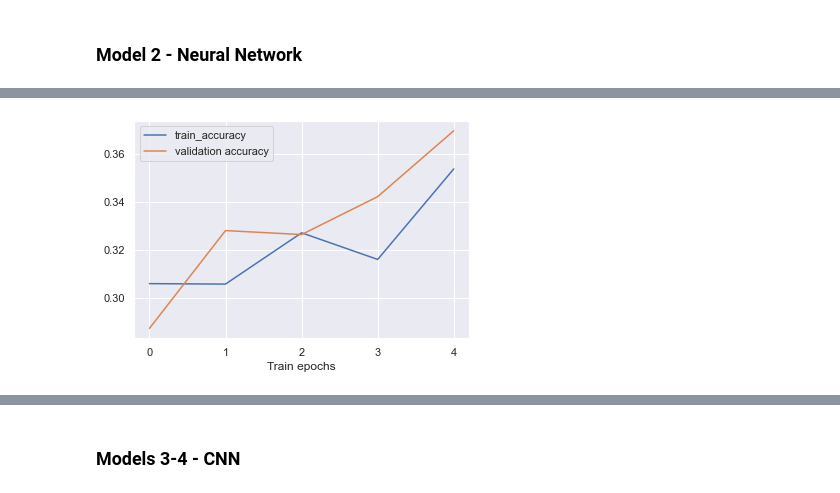
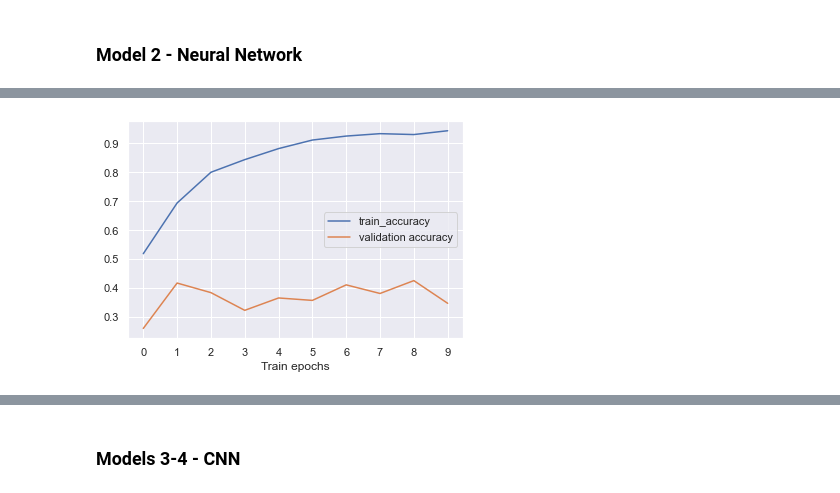
Before and after one commit to kara-christensen/CarriganNeginKaraFinalProject, a Jupyter notebook: Final_Project.ipynb, the cells around one changed output, grey strips where cells are left out. Drawn from its saved outputs; the diff is of its cells as text; code cells hidden in the pictures.

```diff
--- a/Final_Project.ipynb
+++ b/Final_Project.ipynb
@@ -356,3 +546,9 @@ for i in range(6):
 # Y_train = np.stack(y_train, axis=0)
 # X_test = np.stack(X_test, axis=0)
 # Y_test = np.stack(y_test, axis=0)
+# %%
+print(np.max(X_trainshuf_new))
+X_trainrescale_new = (X_trainshuf_new.astype(np.float32) / 255.0).astype(np.float32)
+X_valrescale_new = (X_valshuf_new.astype(np.float32) / 255.0).astype(np.float32)
+X_testrescale_new = (X_testshuf_new.astype(np.float32) / 255.0).astype(np.float32)
+print(np.max(X_testrescale_new))
@@ -359,2 +560,14 @@ for i in range(6):
+# %%
+X_train_flat = X_trainrescale_new
+X_train = X_train_flat.reshape((X_train_flat.shape[0],256,256,-1))
+y_train = y_trainshuf_new
+
+X_val_flat = X_valrescale_new
+X_val = X_val_flat.reshape((X_val_flat.shape[0],256,256,-1))
+y_val = y_valshuf_new
+
+X_test_flat = X_testrescale_new
+X_test = X_test_flat.reshape((X_test_flat.shape[0],256,256,-1))
+y_test = y_testshuf_new
 # %% [markdown]
 # Create Models
@@ -451,7 +698,9 @@ def build_model(n_classes,   #should we change the n_classes to 4? since we only
     tf.random.set_seed(0)
     model = tf.keras.models.Sequential()
     # Flatten the input shape
+    model.add(data_augmentation)
     model.add(tf.keras.layers.Flatten())
+
     # Add hidden layers
     for layer_size in hidden_layer_sizes:
         model.add(tf.keras.layers.Dense(layer_size, activation=activation))
@@ -535,18 +858,27 @@ Epoch 5/5
 # %%
-model2_adam = build_model(n_classes=4, hidden_layer_sizes=[128], activation='relu',
-                          optimizer='Adam', learning_rate=0.01)
+model2_adam = build_model(n_classes=4, hidden_layer_sizes=[256], activation='relu',
+                          optimizer='Adam', learning_rate=0.001)
+
+numEpochs = 10
 
 # Train the model for 5 epochs
-history = model2_adam.fit(X_train_flat, y_train, epochs=5, batch_size=64, validation_split=0.1, verbose=1)
-test_loss, test_accuracy = model2_adam.evaluate(X_val_flat, y_val, verbose=2)
-
+startTime = time.time()
+history = model2_adam.fit(X_train,
+                         y_train,
+                         epochs=numEpochs,
+                         batch_size=64,
+                         validation_data = (X_val, y_val),
+                         verbose=1)
+# test_loss, test_accuracy = model2_sgd.evaluate(X_val_flat, y_val, verbose=2)
+endTime = time.time()
 
 train_accuracy = history.history['accuracy']
 val_accuracy = history.history['val_accuracy']
 plt.plot(train_accuracy, label='train_accuracy')
 plt.plot(val_accuracy, label='validation accuracy')
-plt.xticks(range(5))
+plt.xticks(range(numEpochs))
 plt.xlabel('Train epochs')
 plt.legend()
 plt.show()
+print('Training took ' + str((endTime - startTime)/60) + ' minutes')
 # %% [output]
@@ -564 +905 @@ Epoch 5/5
-[figure, old version]
+[figure, new version]
```
Also changed, not shown: parts of 77 cells of this notebook.
